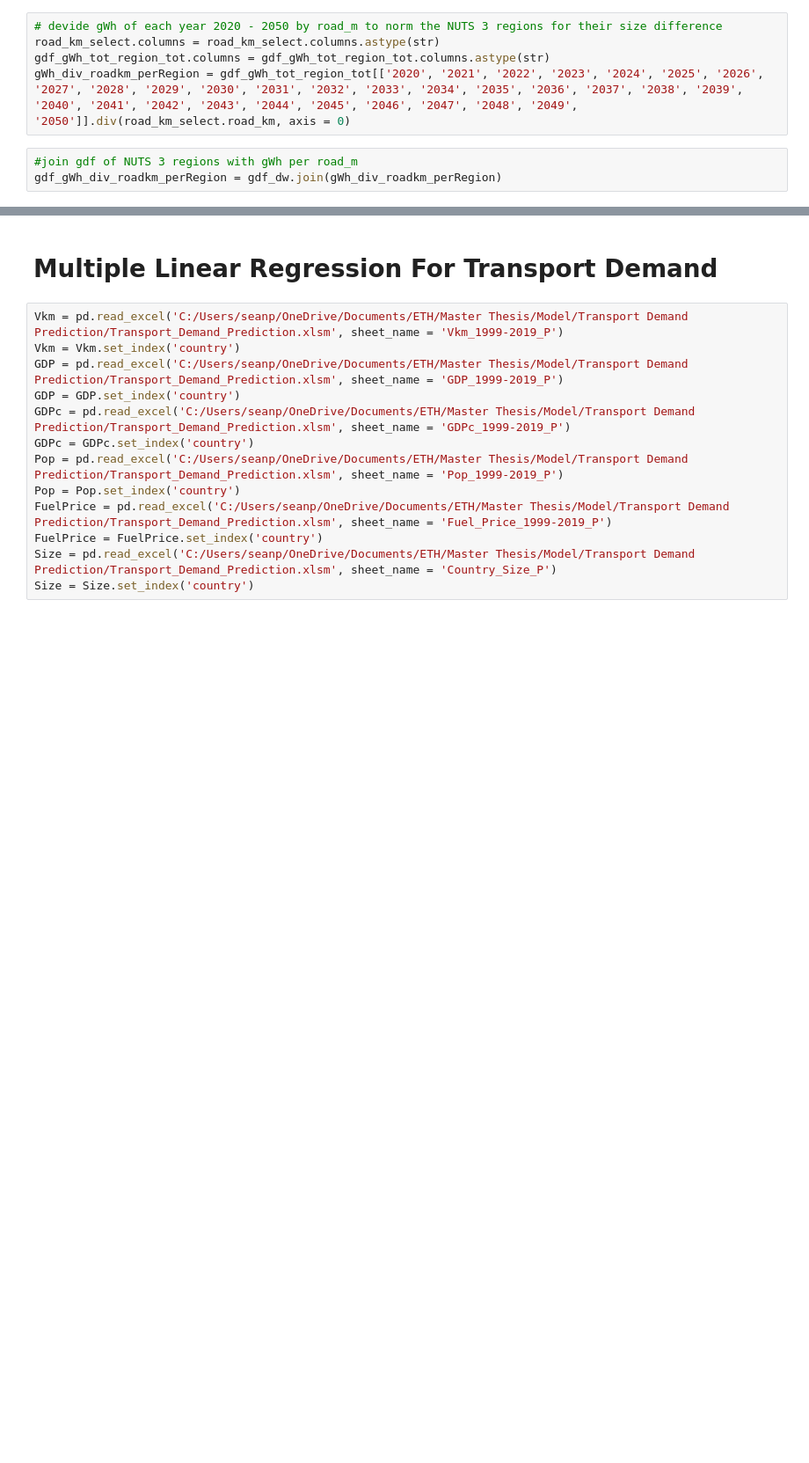
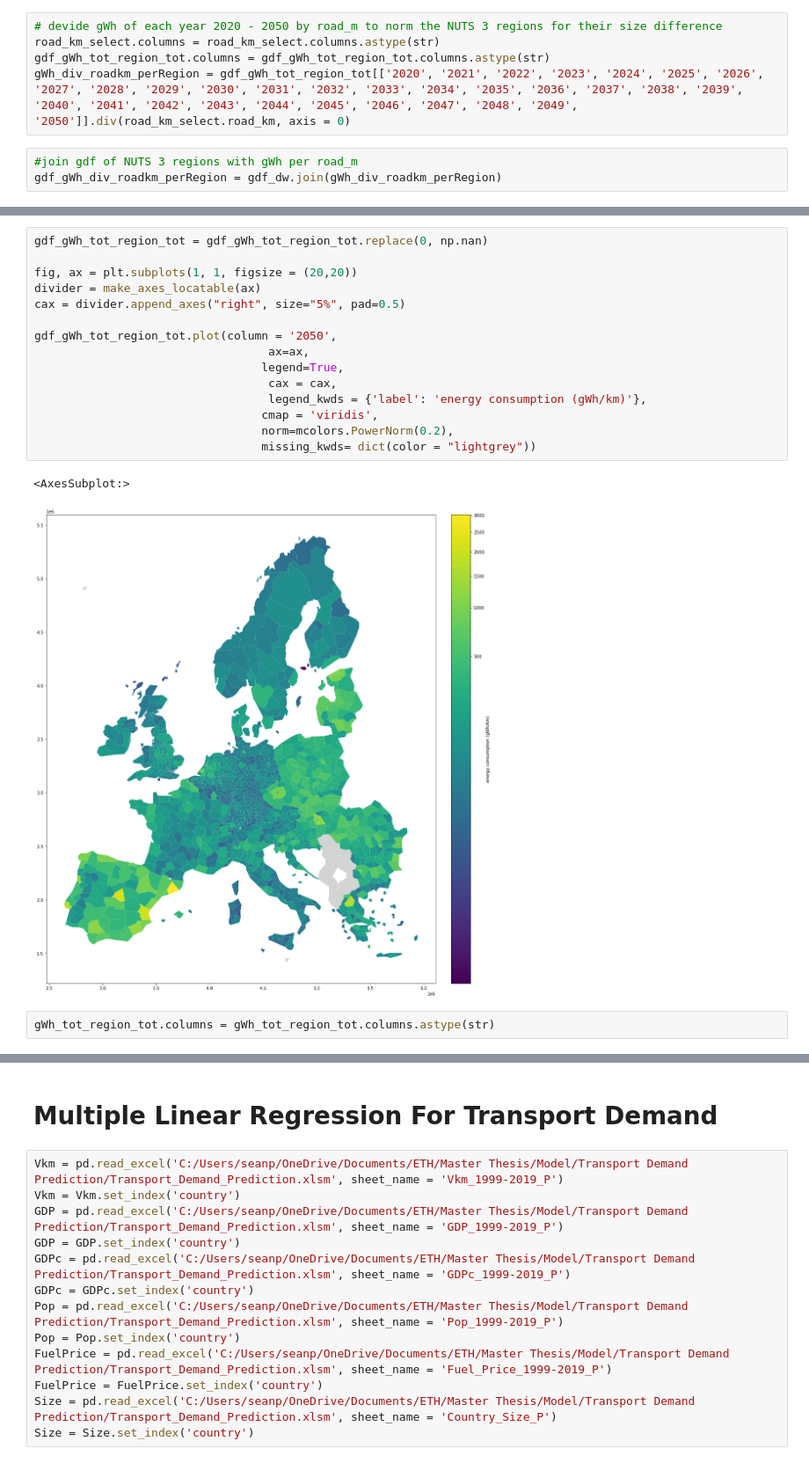
Before and after one commit to Frostie10/eurostat_test, a Jupyter notebook: test_eurostat.ipynb, the cells around one changed output, grey strips where cells are left out. Shown at 88% size. Cells and saved outputs as stored; diff of their text form; blank space fills up the shorter version.

```diff
--- a/test_eurostat.ipynb
+++ b/test_eurostat.ipynb
@@ -997,0 +131,20 @@ gdf_gWh_div_roadkm_perRegion.plot(column = '2050',
+# %%
+gdf_gWh_tot_region_tot = gdf_gWh_tot_region_tot.replace(0, np.nan)
+
+fig, ax = plt.subplots(1, 1, figsize = (20,20))
+divider = make_axes_locatable(ax)
+cax = divider.append_axes("right", size="5%", pad=0.5)
+
+gdf_gWh_tot_region_tot.plot(column = '2050',
+                                  ax=ax,
+                                 legend=True,
+                                  cax = cax,
+                                  legend_kwds = {'label': 'energy consumption (gWh/km)'},
+                                 cmap = 'viridis',
+                                 norm=mcolors.PowerNorm(0.2),
+                                 missing_kwds= dict(color = "lightgrey"))
+# %% [output]
+<AxesSubplot:>
+[figure, added]
+# %%
+gWh_tot_region_tot.columns = gWh_tot_region_tot.columns.astype(str)
```
Also changed, not shown: parts of 132 cells of this notebook.
